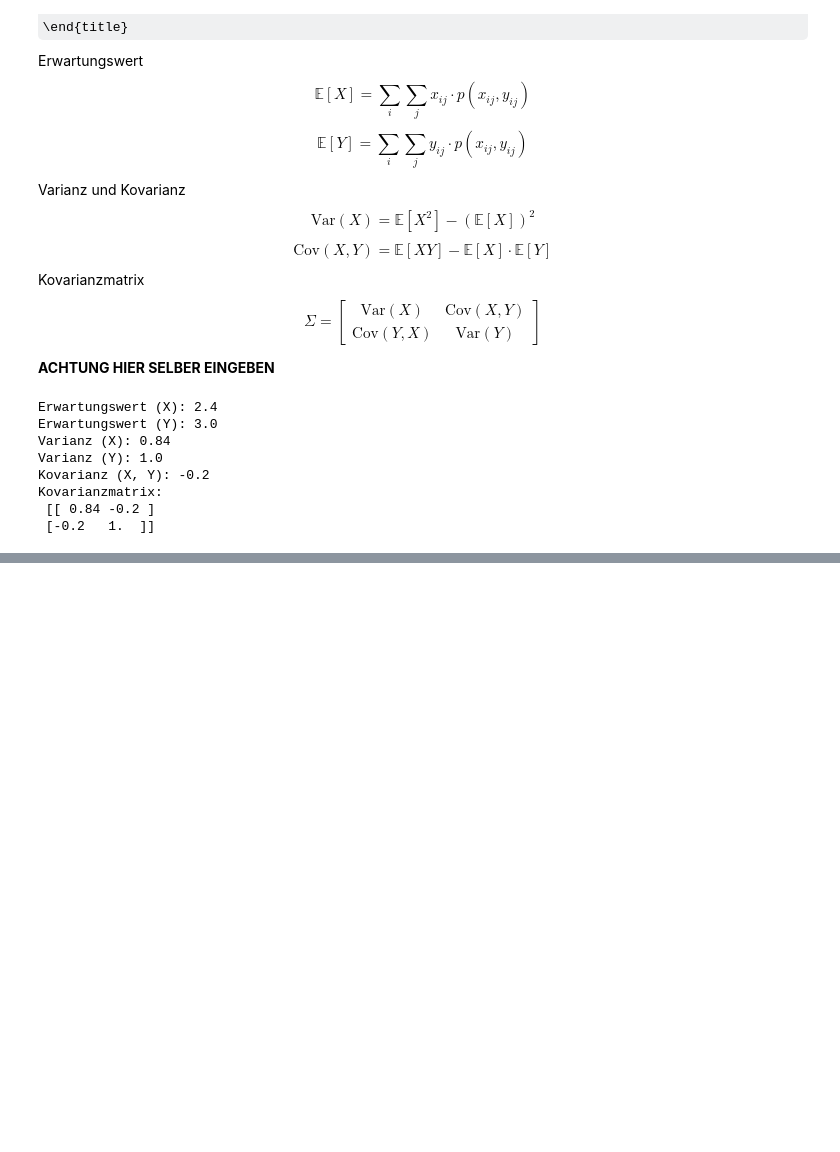
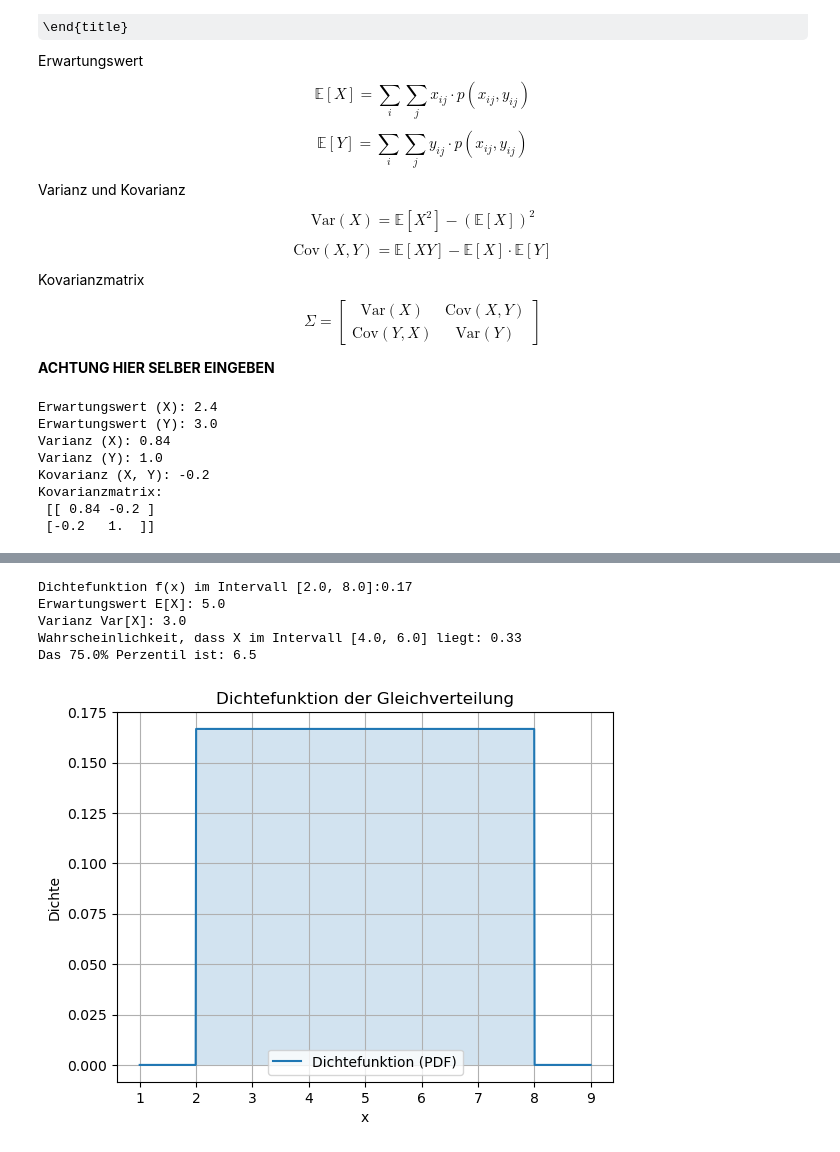
Before and after one commit to Tschoppsilas/WER, a Jupyter notebook: Berechnungen geordnet nach LE.ipynb, the cells around one changed output, grey strips where cells are left out. Saved outputs shown, nothing was run; the diff lists cells and outputs as text; code cells hidden in the pictures; some formulas as TeX source; blank space fills up the shorter version.

```diff
--- a/Berechnungen geordnet nach LE.ipynb
+++ b/Berechnungen geordnet nach LE.ipynb
@@ -183,0 +309,9 @@ Kovarianzmatrix:
+# %%
+gleichverteilung_berechnen()
+# %% [output]
+Dichtefunktion f(x) im Intervall [2.0, 8.0]:0.17
+Erwartungswert E[X]: 5.0
+Varianz Var[X]: 3.0
+Wahrscheinlichkeit, dass X im Intervall [4.0, 6.0] liegt: 0.33
+Das 75.0% Perzentil ist: 6.5
+[figure, added]
```
Also changed, not shown: parts of 10 cells of this notebook, 4 other files.
